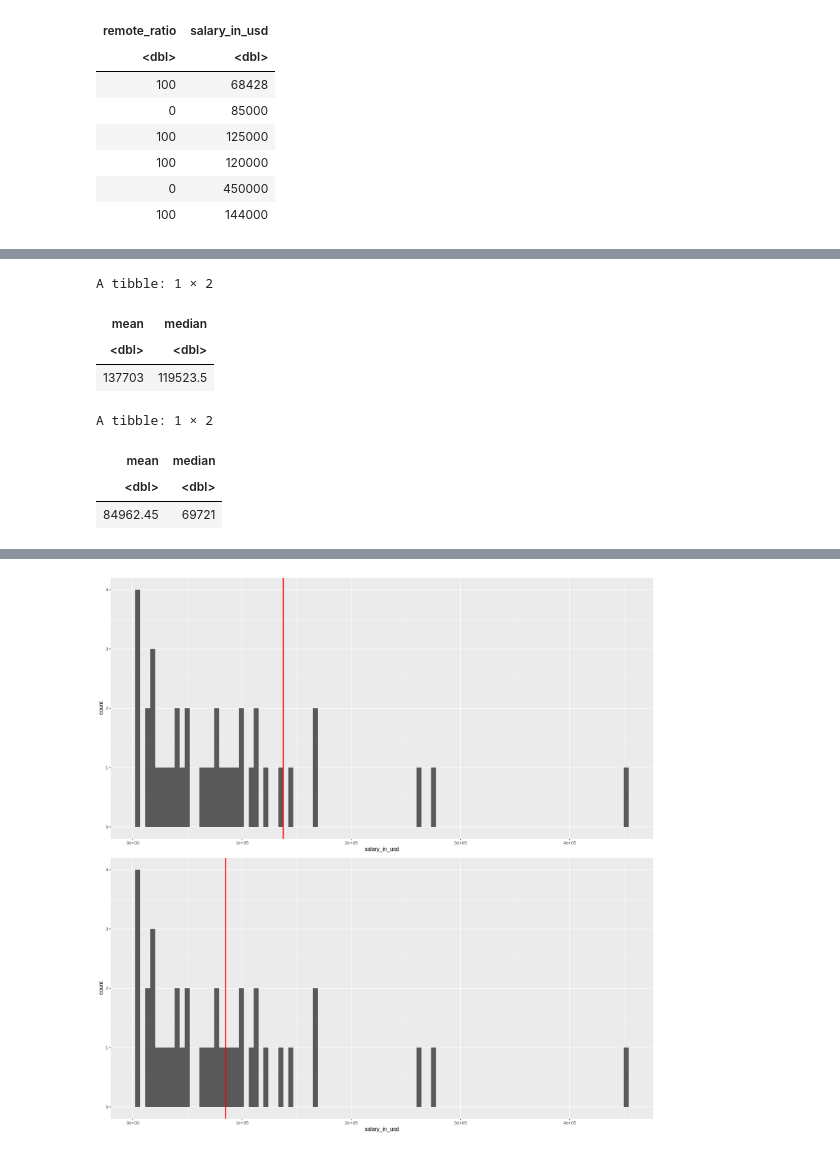
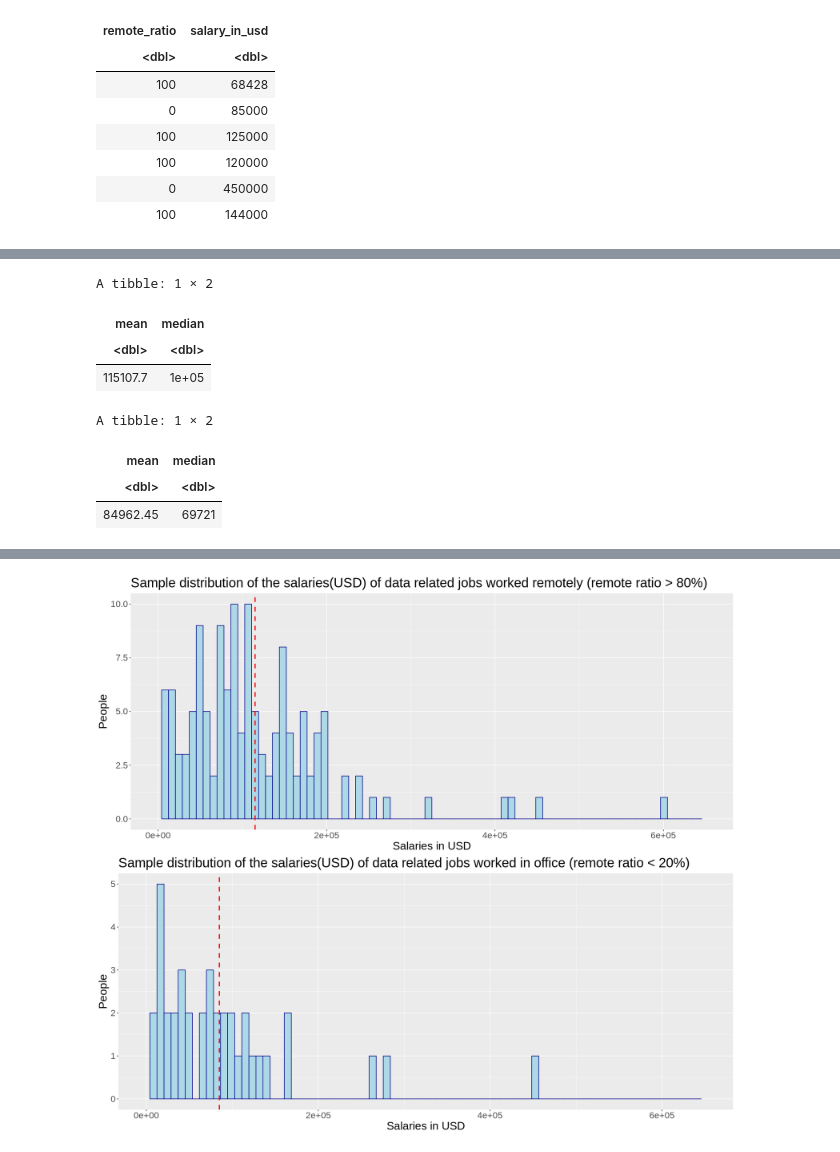
Before and after one commit to Wills-Hao/DS-Salary-Factor-Remote-R, a Jupyter notebook: Projectproposal.ipynb, the cells around one changed output, grey strips where cells are left out. Saved outputs shown, nothing was run; the diff lists cells and outputs as text; code cells hidden in the pictures.

```diff
--- a/Projectproposal.ipynb
+++ b/Projectproposal.ipynb
@@ -79,13 +56,9 @@ A tibble: 1 × 1
 # %%
-set.seed(100)
-size_ratio_remote <- ratio_no_remote$no_remote_proportion *nrow(clean_DsSalary)
-sampled_remote_df <- clean_DsSalary %>%
+remote_df <- clean_DsSalary %>%
                   filter(remote_ratio == 100) %>%
-                  rep_sample_n(size = size_ratio_remote) %>%
-                  ungroup() %>%
                   select(salary_in_usd)
 
-remote_mean_median <- sampled_remote_df %>%
+remote_mean_median <- remote_df %>%
                         summarise(mean = mean(salary_in_usd),
                                   median = median(salary_in_usd))
 remote_mean_median
@@ -93,7 +66,7 @@ remote_mean_median
 A tibble: 1 × 2
 | mean | median |
 | <dbl> | <dbl> |
-| 137703 | 119523.5 |
+| 115107.7 | 1e+05 |
 # %%
 no_remote_df <- clean_DsSalary %>%
                 filter(remote_ratio == 0) %>%
@@ -110,17 +84,28 @@ A tibble: 1 × 2
 # %%
 remote_distribution <- remote_df %>%
                           ggplot(aes(x=salary_in_usd)) +
-                          geom_histogram(bins=100) +
-                          geom_vline(xintercept = remote_mean_median$mean, colour = "red", size = 1)
+                          geom_histogram(bins=80, color="darkblue", fill="lightblue") +
+                          geom_vline(xintercept = remote_mean_median$mean, color="red", linetype="dashed", size = 1)+
+                          ggtitle("Sample distribution of the salaries(USD) of data related jobs worked remotely (remote ratio > 80%)")+
+                          labs(x="Salaries in USD",
+                               y="People")+
+                          theme(text = element_text(size=20))
+
 no_remote_distribution <- no_remote_df %>%
                           ggplot(aes(x=salary_in_usd)) +
-                          geom_histogram(bins=100) +
-                          geom_vline(xintercept = no_remote_mean_median$mean, colour = "red", size = 1)
+                          geom_histogram(bins=80, color="darkblue", fill="lightblue") +
+                          geom_vline(xintercept = no_remote_mean_median$mean, color="red", linetype="dashed", size = 1)+
+                          ggtitle("Sample distribution of the salaries(USD) of data related jobs worked in office (remote ratio < 20%)")+
+                          labs(x="Salaries in USD",
+                               y="People")+
+                          theme(text = element_text(size=20))
 
-options(repr.plot.width = 15, repr.plot.height = 15) # temp
+options(repr.plot.width = 16, repr.plot.height = 14)
 
-mean_plot_row <- plot_grid(remote_distribution,
-                           no_remote_distribution,
+mean_plot_row <- plot_grid(remote_distribution+
+                           scale_x_continuous(limits = c(0, 6.5e+05)),
+                           no_remote_distribution+
+                           scale_x_continuous(limits = c(0, 6.5e+05)),
                            nrow = 2)
 mean_plot_row
 # %% [output]
@@ -127 +116 @@ mean_plot_row
-[figure, old version]
+[figure, new version]
```
Also changed, not shown: parts of 4 cells of this notebook.
